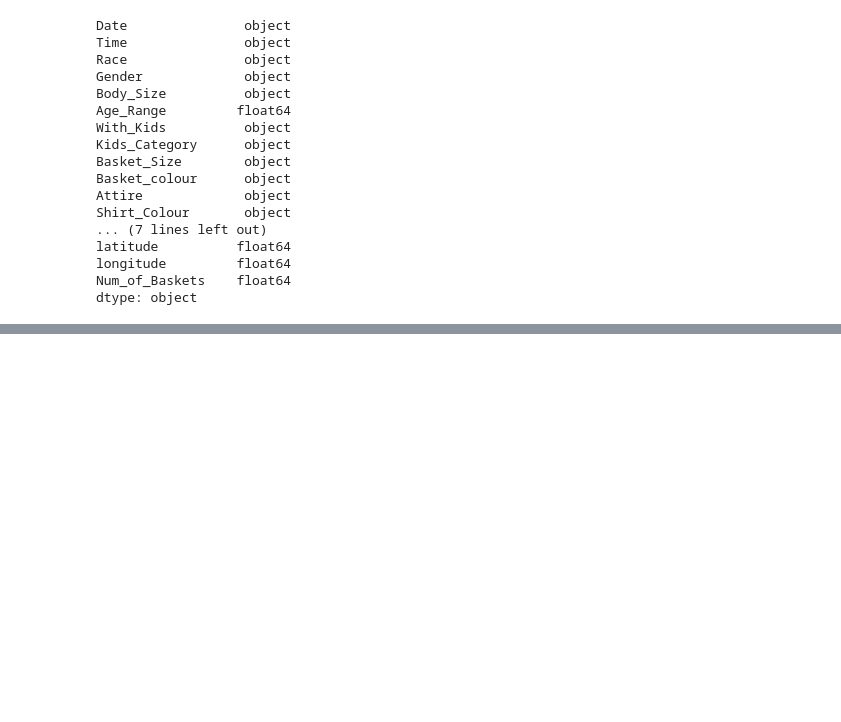
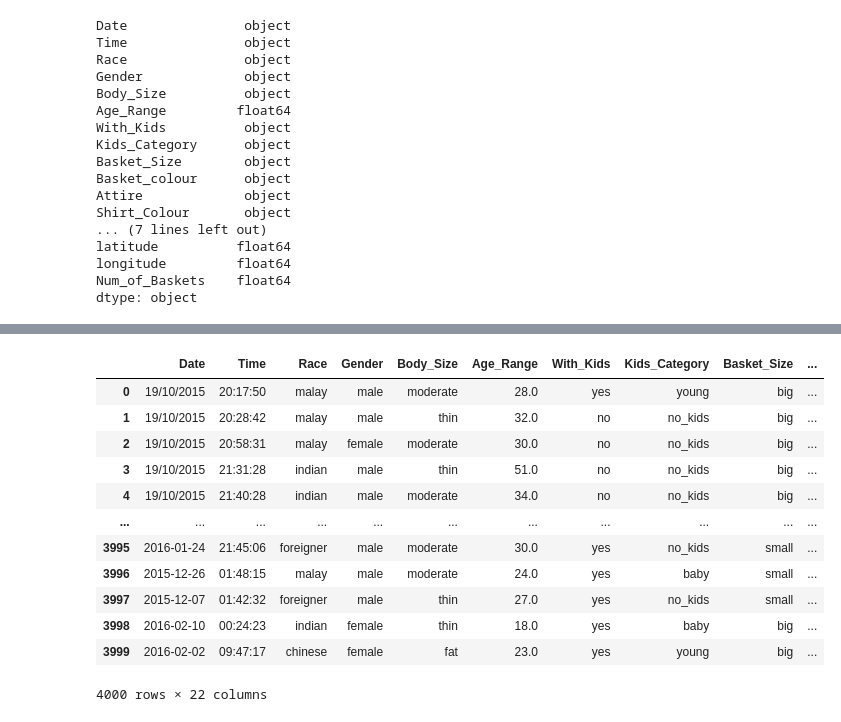
Before and after one commit to KelvinTee168/Data_Mining_Project, a Jupyter notebook: Project.ipynb, the cells around one changed output, grey strips where cells are left out. Cells and saved outputs as stored; diff of their text form; code cells hidden in the pictures; blank space fills up the shorter version.

```diff
--- a/Project.ipynb
+++ b/Project.ipynb
@@ -117,2 +85,0 @@ dtype: int64
-# %%
-dataframe.fillna({'Race':'UNKNOWN', 'Gender':'UNKNOWN', 'Body_Size':'UNKNOWN', 'Age_Range':0, 'Spectacles':0}, inplace=True)
@@ -119,3 +94,19 @@ dataframe.fillna({'Race':'UNKNOWN', 'Gender':'UNKNOWN', 'Body_Size':'UNKNOWN', '
+# %%
+dataframe
+# %% [output]
+|  | Date | Time | Race | Gender | Body_Size | Age_Range | With_Kids | Kids_Category | Basket_Size | ... |
+| 0 | 19/10/2015 | 20:17:50 | malay | male | moderate | 28.0 | yes | young | big | ... |
+| 1 | 19/10/2015 | 20:28:42 | malay | male | thin | 32.0 | no | no_kids | big | ... |
+| 2 | 19/10/2015 | 20:58:31 | malay | female | moderate | 30.0 | no | no_kids | big | ... |
+| 3 | 19/10/2015 | 21:31:28 | indian | male | thin | 51.0 | no | no_kids | big | ... |
+| 4 | 19/10/2015 | 21:40:28 | indian | male | moderate | 34.0 | no | no_kids | big | ... |
+| ... | ... | ... | ... | ... | ... | ... | ... | ... | ... | ... |
+| 3995 | 2016-01-24 | 21:45:06 | foreigner | male | moderate | 30.0 | yes | no_kids | small | ... |
+| 3996 | 2015-12-26 | 01:48:15 | malay | male | moderate | 24.0 | yes | baby | small | ... |
+| 3997 | 2015-12-07 | 01:42:32 | foreigner | male | thin | 27.0 | yes | no_kids | small | ... |
+| 3998 | 2016-02-10 | 00:24:23 | indian | female | thin | 18.0 | yes | baby | big | ... |
+| 3999 | 2016-02-02 | 09:47:17 | chinese | female | fat | 23.0 | yes | young | big | ... |
+4000 rows × 22 columns
 # %%
 dataframe.isnull().sum()
 # %% [output]
```
Also changed, not shown: parts of 13 cells of this notebook.
